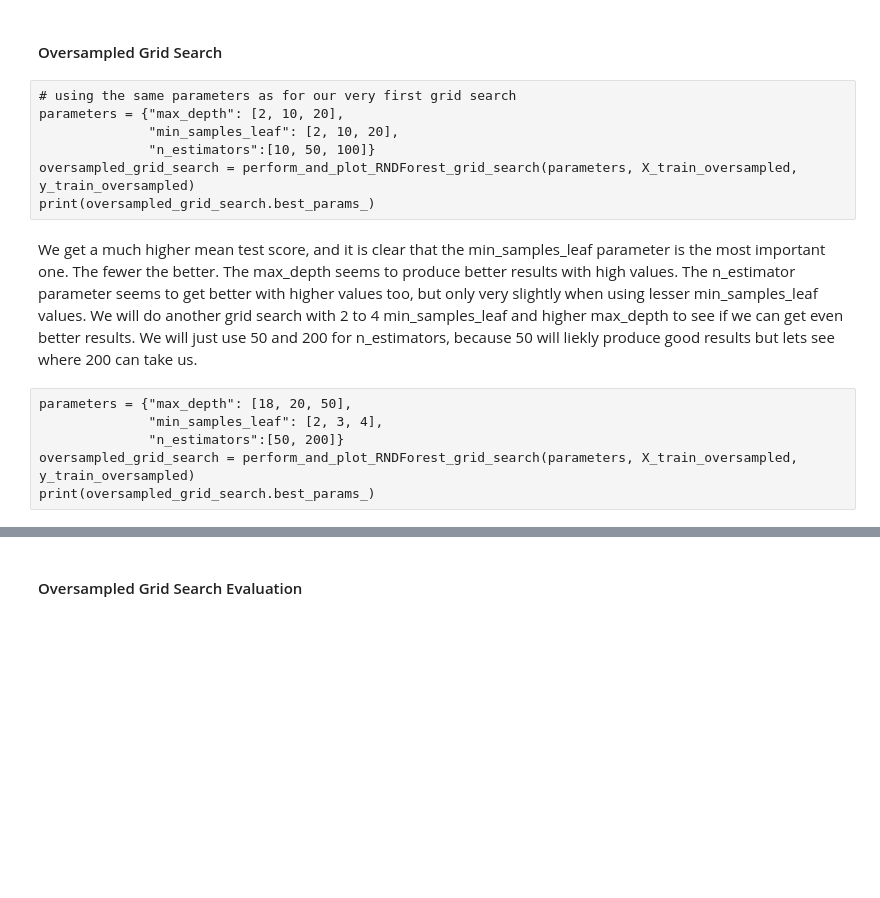
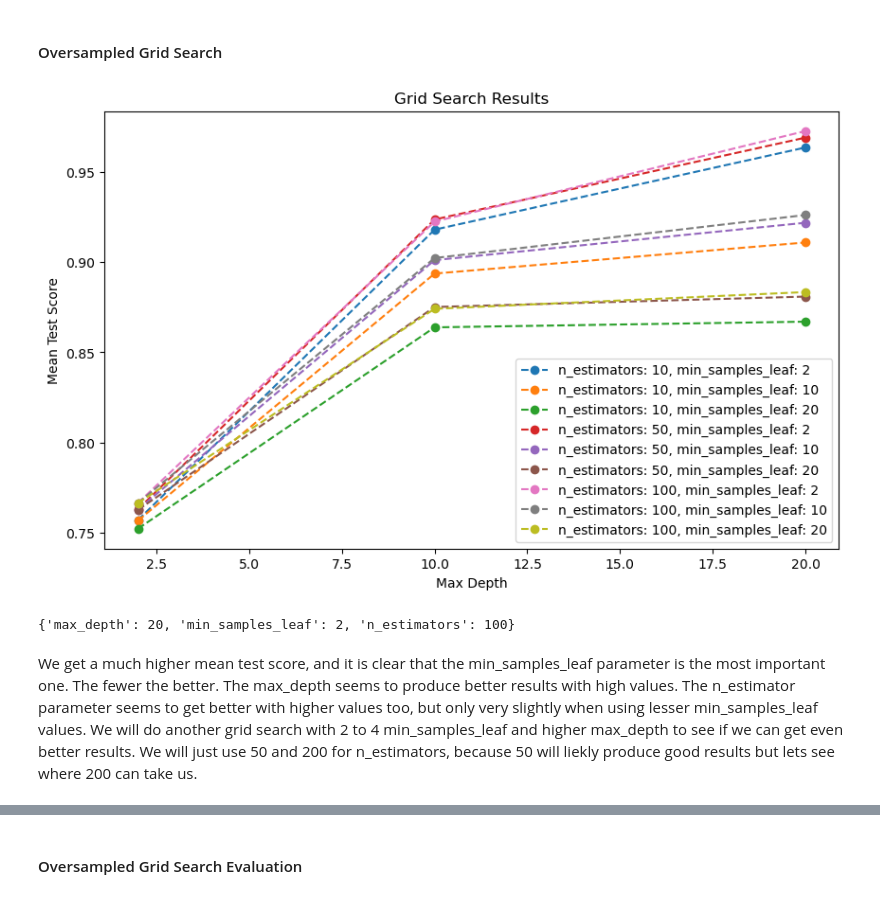
Before and after one commit to Knerten0815/ai_for_smart_health, a Jupyter notebook: Portfolio/ai_smart_health_portfolio_01_diabetes_prediction_template.ipynb, the cells around one changed output, grey strips where cells are left out. Drawn from its saved outputs; the diff is of its cells as text; code cells hidden in the pictures; blank space fills up the shorter version.

```diff
--- a/Portfolio/ai_smart_health_portfolio_01_diabetes_prediction_template.ipynb
+++ b/Portfolio/ai_smart_health_portfolio_01_diabetes_prediction_template.ipynb
@@ -476,22 +430,19 @@ False:  3019
 8 rows × 28 columns
 # %% [markdown]
 #### Oversampled Grid Search
-# %% [raw]
-# using the same parameters as for our very first grid search
-parameters = {"max_depth": [2, 10, 20],
-              "min_samples_leaf": [2, 10, 20],
-              "n_estimators":[10, 50, 100]}
-oversampled_grid_search = perform_and_plot_RNDForest_grid_search(parameters, X_train_oversampled, y_train_oversampled)
-print(oversampled_grid_search.best_params_)
+# %%
+# using the same parameters as for our very first grid search
+parameters = {"max_depth": [2, 10, 20],
+              "min_samples_leaf": [2, 10, 20],
+              "n_estimators":[10, 50, 100]}
+oversampled_grid_search = perform_and_plot_RNDForest_grid_search(parameters, X_train_oversampled, y_train_oversampled)
+print(oversampled_grid_search.best_params_)
+# %% [output]
+[figure, added]
+{'max_depth': 20, 'min_samples_leaf': 2, 'n_estimators': 100}
 # %% [markdown]
 We get a much higher mean test score, and it is clear that the min_samples_leaf parameter is the most important one. The fewer the better.
 The max_depth seems to produce better results with high values.
 The n_estimator parameter seems to get better with higher values too, but only very slightly when using lesser min_samples_leaf values.
 We will do another grid search with 2 to 4 min_samples_leaf and higher max_depth to see if we can get even better results.
 We will just use 50 and 200 for n_estimators, because 50 will liekly produce good results but lets see where 200 can take us.
-# %% [raw]
-parameters = {"max_depth": [18, 20, 50],
-              "min_samples_leaf": [2, 3, 4],
-              "n_estimators":[50, 200]}
-oversampled_grid_search = perform_and_plot_RNDForest_grid_search(parameters, X_train_oversampled, y_train_oversampled)
-print(oversampled_grid_search.best_params_)
```
Also changed, not shown: parts of 15 cells of this notebook.
